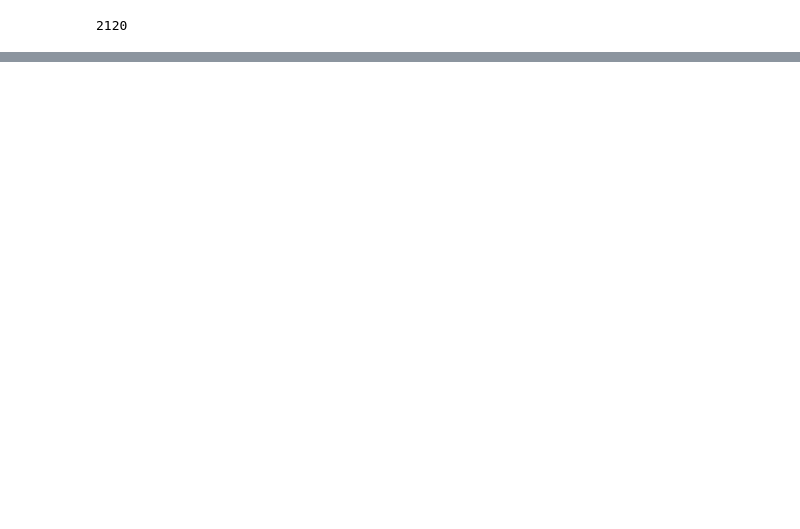
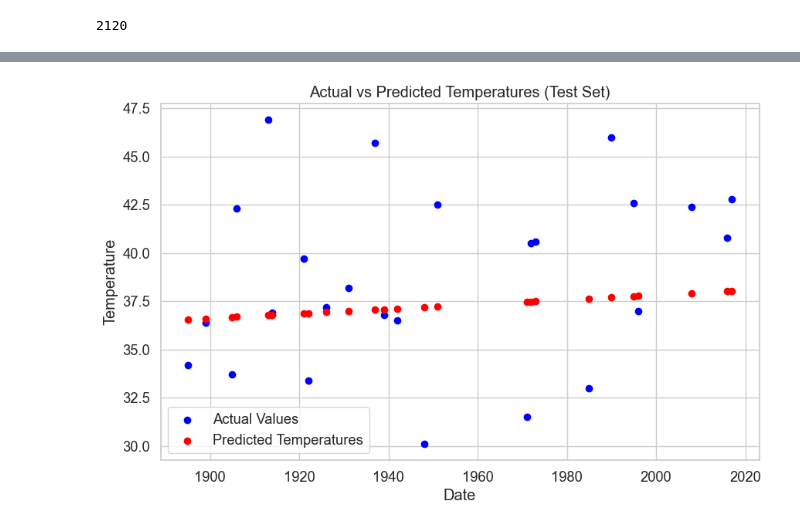
Before and after one commit to Airfirm/datafun-07-ml, a Jupyter notebook: femi_ml.ipynb, the cells around one changed output, grey strips where cells are left out. Saved outputs shown, nothing was run; the diff lists cells and outputs as text; code cells hidden in the pictures; blank space fills up the shorter version.

```diff
--- a/femi_ml.ipynb
+++ b/femi_ml.ipynb
@@ -179,0 +270,12 @@ year
+# %%
+# Plotting actual vs predicted
+plt.figure(figsize=(10, 6))
+plt.scatter(x_test, y_test, color='blue', label='Actual Values')
+plt.scatter(x_test, y_pred, color='red', label='Predicted Temperatures')
+plt.title('Actual vs Predicted Temperatures (Test Set)')
+plt.xlabel('Date')
+plt.ylabel('Temperature')
+plt.legend()
+plt.show()
+# %% [output]
+[figure, added]
```
Also changed, not shown: parts of 37 cells of this notebook, 1 other file.
